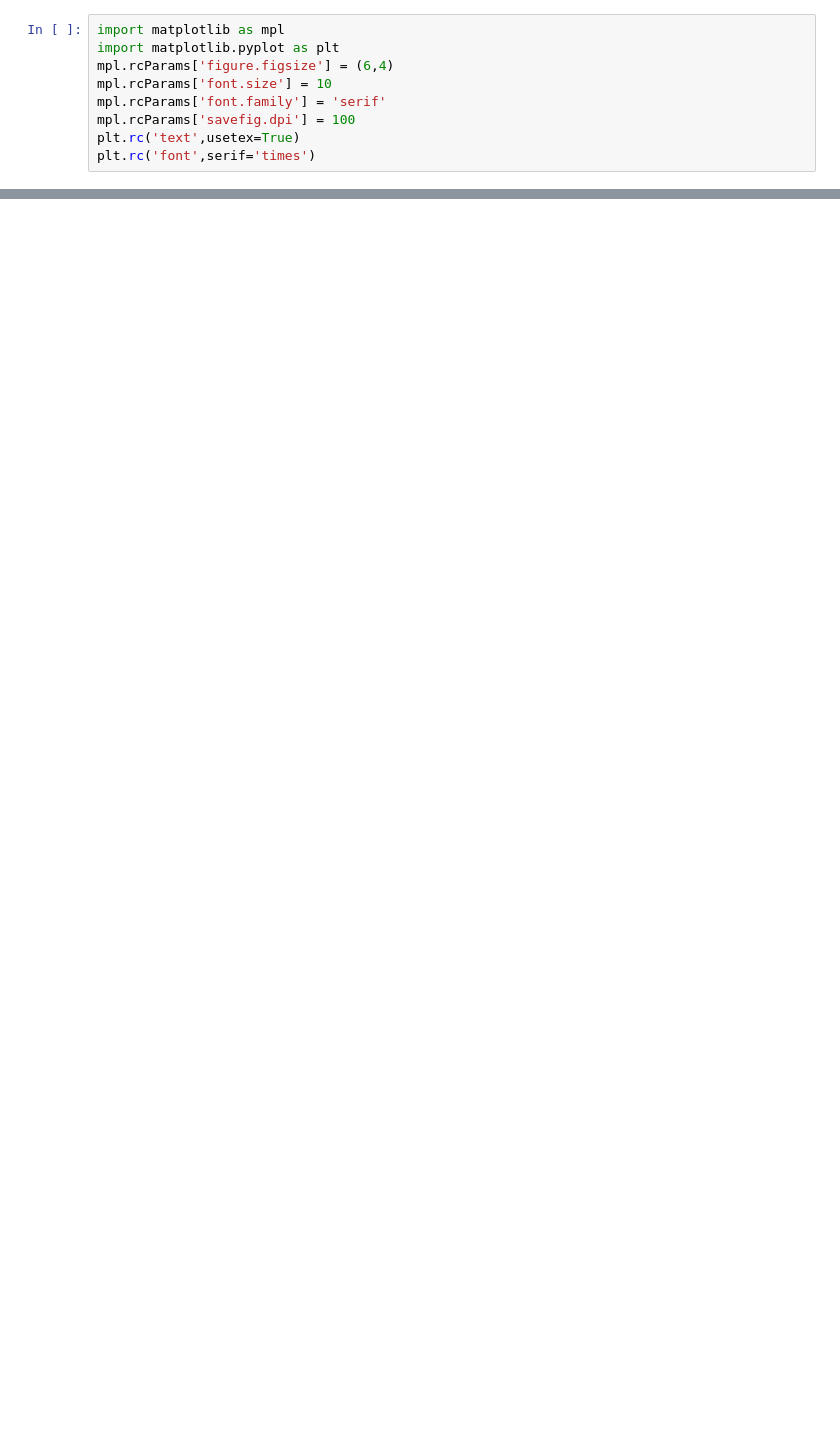
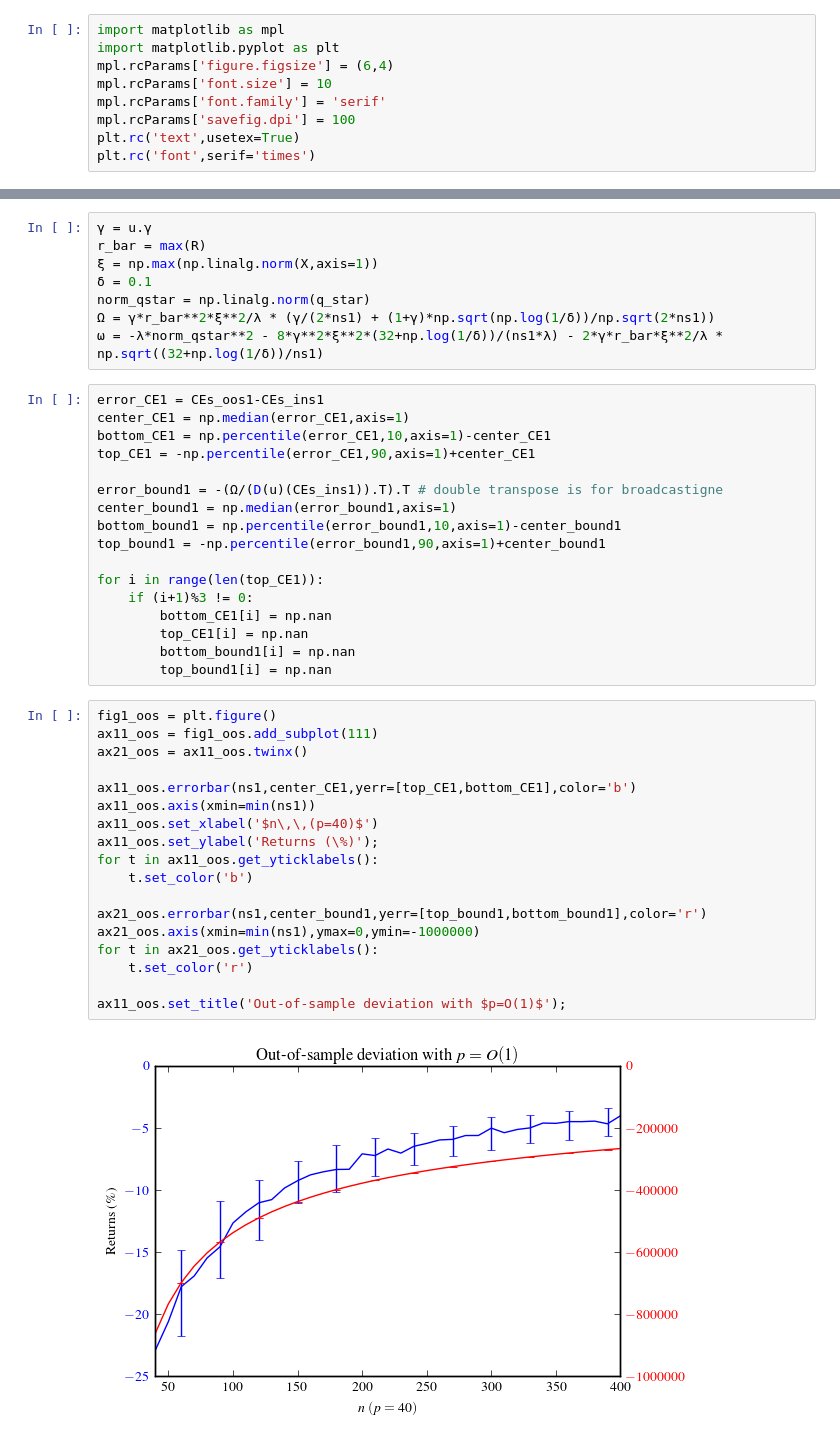
Before and after one commit to neuschwanstein/MEMOIRE, a Jupyter notebook: Model/Experiment_Nips.ipynb, the cells around one changed output, grey strips where cells are left out. Cells and saved outputs as stored; diff of their text form; blank space fills up the shorter version.

```diff
--- a/Model/Experiment_Nips.ipynb
+++ b/Model/Experiment_Nips.ipynb
@@ -50,0 +139,45 @@ array([[   4.,   70.],
+# %%
+γ = u.γ
+r_bar = max(R)
+ξ = np.max(np.linalg.norm(X,axis=1))
+δ = 0.1
+norm_qstar = np.linalg.norm(q_star)
+Ω = γ*r_bar**2*ξ**2/λ * (γ/(2*ns1) + (1+γ)*np.sqrt(np.log(1/δ))/np.sqrt(2*ns1))
+ω = -λ*norm_qstar**2 - 8*γ**2*ξ**2*(32+np.log(1/δ))/(ns1*λ) - 2*γ*r_bar*ξ**2/λ * np.sqrt((32+np.log(1/δ))/ns1)
+# %%
+error_CE1 = CEs_oos1-CEs_ins1
+center_CE1 = np.median(error_CE1,axis=1)
+bottom_CE1 = np.percentile(error_CE1,10,axis=1)-center_CE1
+top_CE1 = -np.percentile(error_CE1,90,axis=1)+center_CE1
+
+error_bound1 = -(Ω/(D(u)(CEs_ins1)).T).T # double transpose is for broadcastigne
+center_bound1 = np.median(error_bound1,axis=1)
+bottom_bound1 = np.percentile(error_bound1,10,axis=1)-center_bound1
+top_bound1 = -np.percentile(error_bound1,90,axis=1)+center_bound1
+
+for i in range(len(top_CE1)):
+    if (i+1)%3 != 0:
+        bottom_CE1[i] = np.nan
+        top_CE1[i] = np.nan
+        bottom_bound1[i] = np.nan
+        top_bound1[i] = np.nan
+# %%
+fig1_oos = plt.figure()
+ax11_oos = fig1_oos.add_subplot(111)
+ax21_oos = ax11_oos.twinx()
+
+ax11_oos.errorbar(ns1,center_CE1,yerr=[top_CE1,bottom_CE1],color='b')
+ax11_oos.axis(xmin=min(ns1))
+ax11_oos.set_xlabel('$n\,\,(p=40)$')
+ax11_oos.set_ylabel('Returns (\%)');
+for t in ax11_oos.get_yticklabels():
+    t.set_color('b')
+
+ax21_oos.errorbar(ns1,center_bound1,yerr=[top_bound1,bottom_bound1],color='r')
+ax21_oos.axis(xmin=min(ns1),ymax=0,ymin=-1000000)
+for t in ax21_oos.get_yticklabels():
+    t.set_color('r')
+
+ax11_oos.set_title('Out-of-sample deviation with $p=O(1)$');
+# %% [output]
+[figure, added]
```
Also changed, not shown: parts of 88 cells of this notebook, 20 other files.
